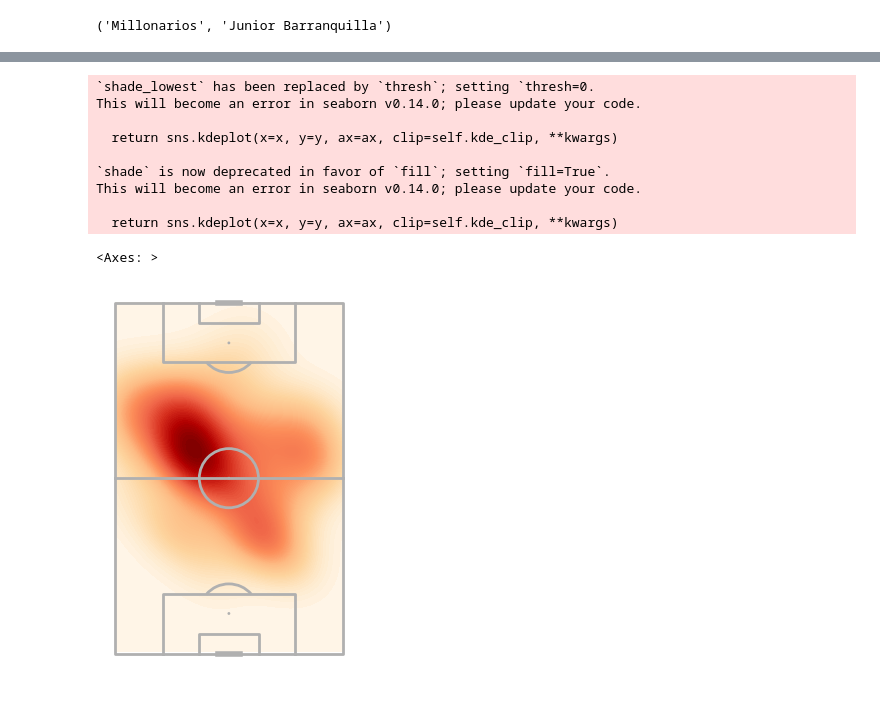
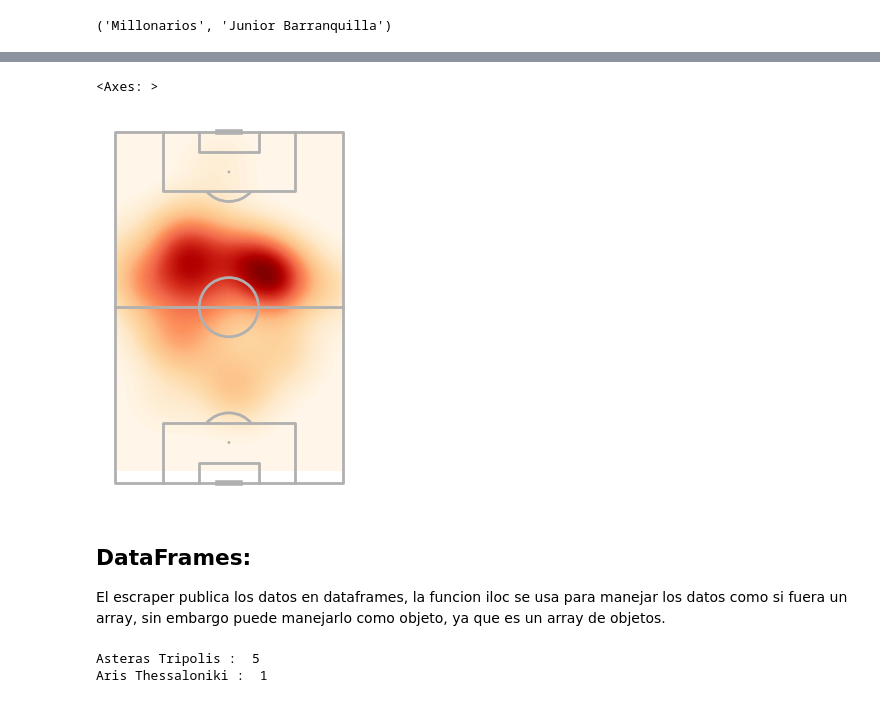
Before and after one commit to nikonikoni123/furboPlata, a Jupyter notebook: Furbo.ipynb, the cells around one changed output, grey strips where cells are left out. Drawn from its saved outputs; the diff is of its cells as text; code cells hidden in the pictures.

```diff
--- a/Furbo.ipynb
+++ b/Furbo.ipynb
@@ -167,26 +166,20 @@ prom_position[0]
 [figure]
 # %%
-mapa = src.get_player_heatmap(link, player='Daniel Giraldo')
+mapa = src.get_player_heatmap(link, player='Stiven Vega')
 fig, ax = plt.subplots()
 
 cmap = 'hot'
 pitch = VerticalPitch(pitch_type='opta')
 pitch.draw(ax=ax)
 pitch.kdeplot(mapa.x,mapa.y,ax=ax,
               levels=100,
-              shade=True,
+              fill=True,
               zorder=-1,
               shade_lowest=True,
               cmap='OrRd')
 # %% [output]
-`shade_lowest` has been replaced by `thresh`; setting `thresh=0.
-This will become an error in seaborn v0.14.0; please update your code.
-
-  return sns.kdeplot(x=x, y=y, ax=ax, clip=self.kde_clip, **kwargs)
-
-`shade` is now deprecated in favor of `fill`; setting `fill=True`.
-This will become an error in seaborn v0.14.0; please update your code.
-
-  return sns.kdeplot(x=x, y=y, ax=ax, clip=self.kde_clip, **kwargs)
+<Axes: >
-<Axes: >
-[figure, old version]
+[figure, new version]
+# %% [markdown]
+## DataFrames:
+El escraper publica los datos en dataframes, la funcion iloc se usa para manejar los datos como si fuera un array, sin embargo puede manejarlo como objeto, ya que es un array de objetos.
@@ -192,0 +216,6 @@ This will become an error in seaborn v0.14.0; please update your code.
+# %%
+print(home,": ", home_kicks)
+print(visitor,": ",visitor_kicks)
+# %% [output]
+Asteras Tripolis :  5
+Aris Thessaloniki :  1
```
Also changed, not shown: parts of 4 cells of this notebook.
